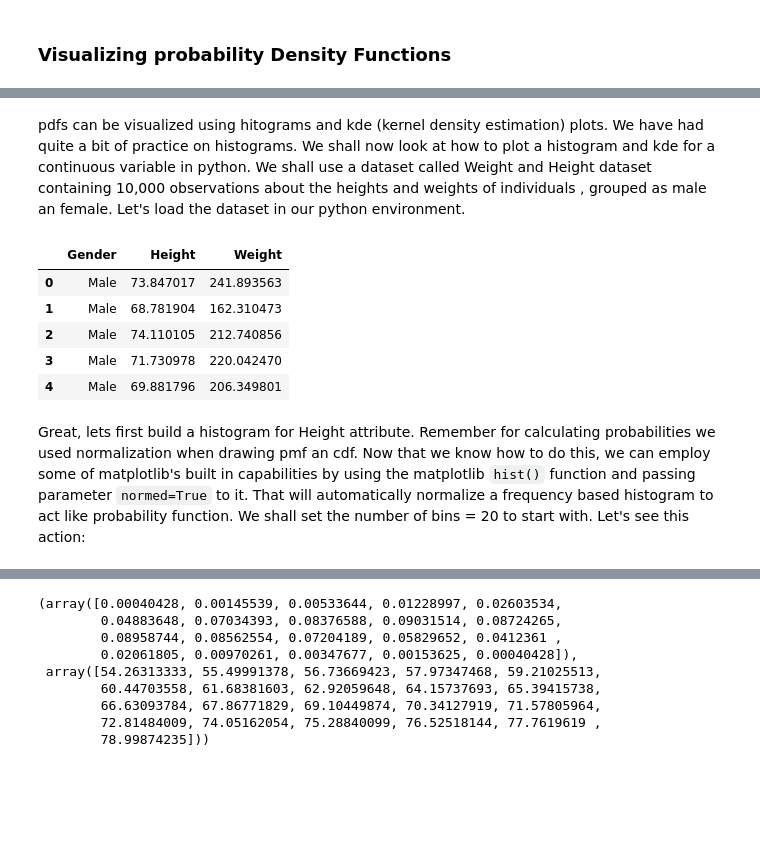
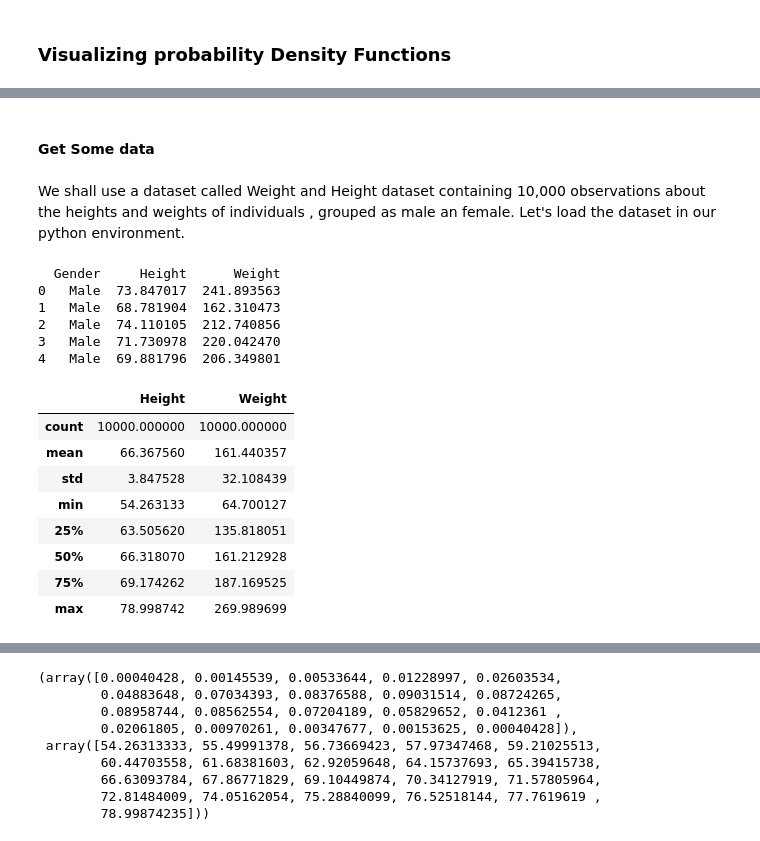
Before and after one commit to learn-co-curriculum/dsc-probability-density-function, a Jupyter notebook: index.ipynb, the cells around one changed output, grey strips where cells are left out. Saved outputs shown, nothing was run; the diff lists cells and outputs as text; code cells hidden in the pictures; blank space fills up the shorter version.

```diff
--- a/index.ipynb
+++ b/index.ipynb
@@ -71,17 +104,29 @@ We shall look at this in detail when talking about normal distributions.
+# %% [markdown]
+#### Get Some data
 # %% [markdown]
-pdfs can be visualized using hitograms and kde (kernel density estimation) plots. We have had quite a bit of practice on histograms. We shall now look at how to plot a histogram and kde for a continuous variable in python. We shall use a dataset called Weight and Height dataset containing 10,000 observations about the heights and weights of individuals , grouped as male an female. Let's load the dataset in our python environment.
+We shall use a dataset called Weight and Height dataset containing 10,000 observations about the heights and weights of individuals , grouped as male an female. Let's load the dataset in our python environment.
 # %%
 import matplotlib.pyplot as plt
-plt.style.use('seaborn')
+plt.style.use('ggplot')
 import pandas as pd
+
 data = pd.read_csv('weight-height.csv')
-data.head()
+
+print(data.head())
+data.describe()
 # %% [output]
+  Gender     Height      Weight
+0   Male  73.847017  241.893563
+1   Male  68.781904  162.310473
+2   Male  74.110105  212.740856
+3   Male  71.730978  220.042470
+4   Male  69.881796  206.349801
-|  | Gender | Height | Weight |
-| 0 | Male | 73.847017 | 241.893563 |
-| 1 | Male | 68.781904 | 162.310473 |
-| 2 | Male | 74.110105 | 212.740856 |
-| 3 | Male | 71.730978 | 220.042470 |
-| 4 | Male | 69.881796 | 206.349801 |
+|  | Height | Weight |
+| count | 10000.000000 | 10000.000000 |
+| mean | 66.367560 | 161.440357 |
+| std | 3.847528 | 32.108439 |
+| min | 54.263133 | 64.700127 |
+| 25% | 63.505620 | 135.818051 |
+| 50% | 66.318070 | 161.212928 |
+| 75% | 69.174262 | 187.169525 |
+| max | 78.998742 | 269.989699 |
-# %% [markdown]
-Great, lets first build a histogram for Height attribute. Remember for calculating probabilities we used normalization when drawing pmf an cdf. Now that we know how to do this, we can employ some of matplotlib's built in capabilities by using the matplotlib `hist()` function and passing parameter `normed=True` to it. That will automatically normalize a frequency based histogram to act like probability function. We shall set the number of bins = 20 to start with. Let's see this action:
```
Also changed, not shown: parts of 19 cells of this notebook, 1 other file.
